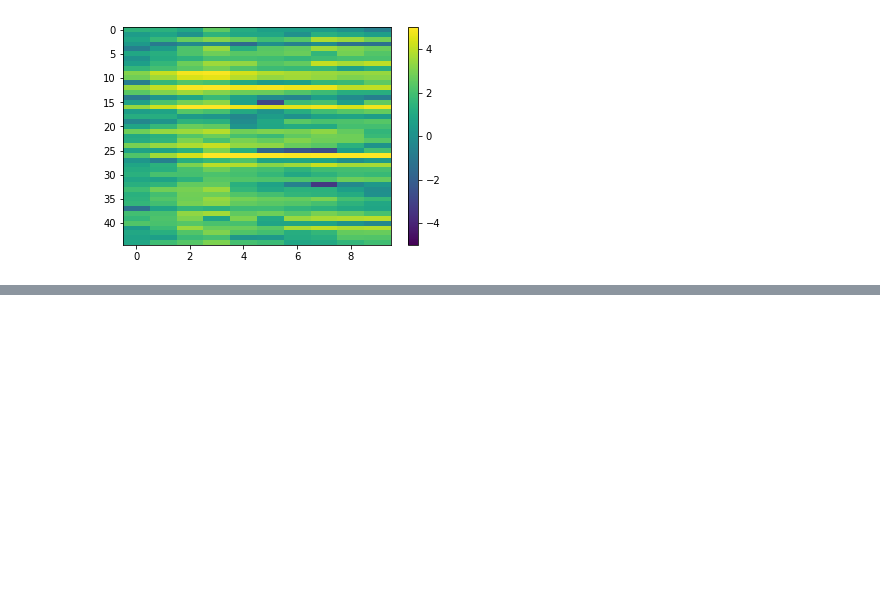
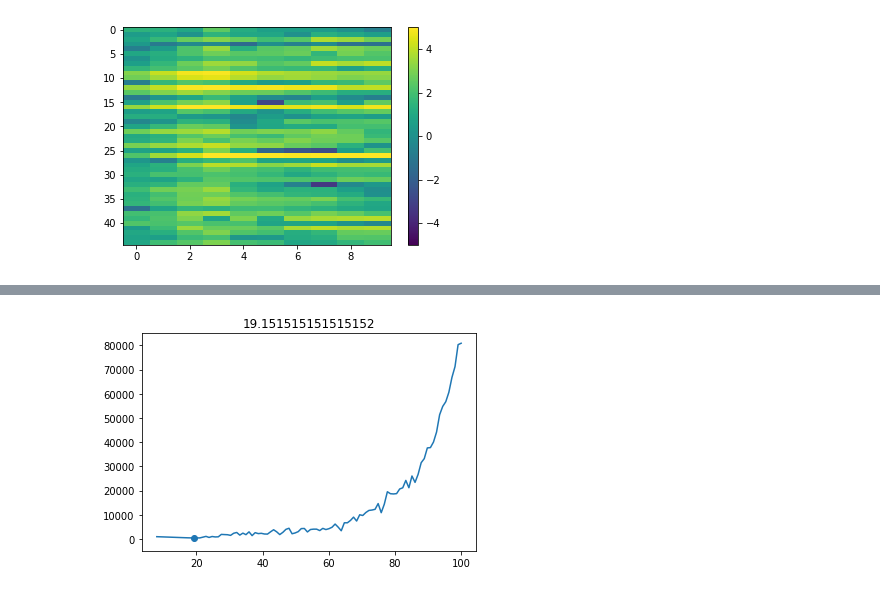
Before and after one commit to Joshuaalbert/bayes_tec, a Jupyter notebook: notebooks/devel/ml_bayes_opt.ipynb, the cells around one changed output, grey strips where cells are left out. Saved outputs shown, nothing was run; the diff lists cells and outputs as text; code cells hidden in the pictures; blank space fills up the shorter version.

```diff
--- a/notebooks/devel/ml_bayes_opt.ipynb
+++ b/notebooks/devel/ml_bayes_opt.ipynb
@@ -281,0 +352,30 @@ dtype('float16')
+# %%
+with tf.Session(graph=tf.Graph()) as sess:
+    tec_pl = tf.placeholder(tf.float32)
+    l_pl = tf.placeholder(tf.float32)
+    phase_pl = tf.placeholder(tf.float32)
+    times_pl = tf.placeholder(tf.float32, shape=time.shape)
+    tec_conversion_pl = tf.placeholder(tf.float32)
+
+    lik_ = likelihood(tec_pl, l_pl, times_pl, phase_pl, tec_conversion_pl, tf.constant([0.3]), K = 4)
+
+    tec_array = np.linspace(-0.1,0.1,100)
+    l_array = np.linspace(8,100,100)
+    res = []
+    for l in l_array:
+
+        lik = sess.run(lik_,feed_dict={tec_pl:tec[:,0]+0.0011*np.random.normal(size=tec[:,0].shape),
+                                l_pl:l,
+                                times_pl:time,
+                                phase_pl:phase,
+                                tec_conversion_pl:tec_conversion})
+        res.append(lik)
+# %%
+plt.plot(l_array, res)
+a =np.argmin(res)
+plt.scatter(l_array[a],res[a])
+plt.title(l_array[a])
+# plt.yscale('log')
+plt.show()
+# %% [output]
+[figure, added]
```
Also changed, not shown: parts of 3 cells of this notebook, 6 other files.
